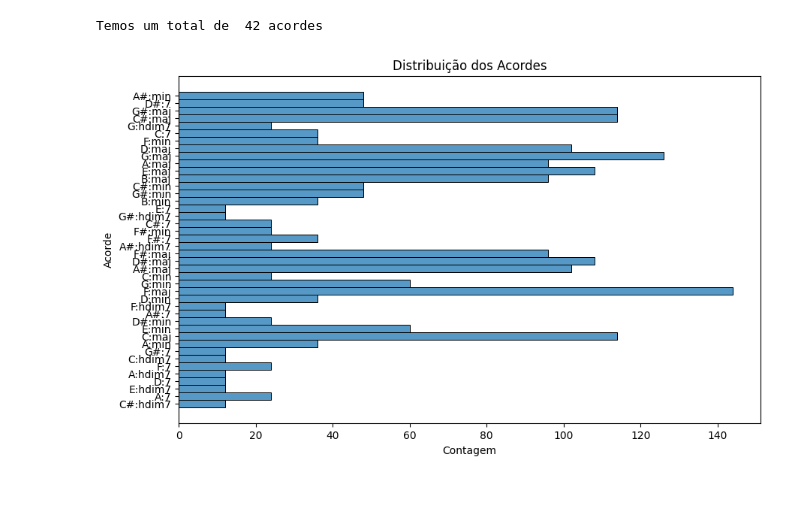
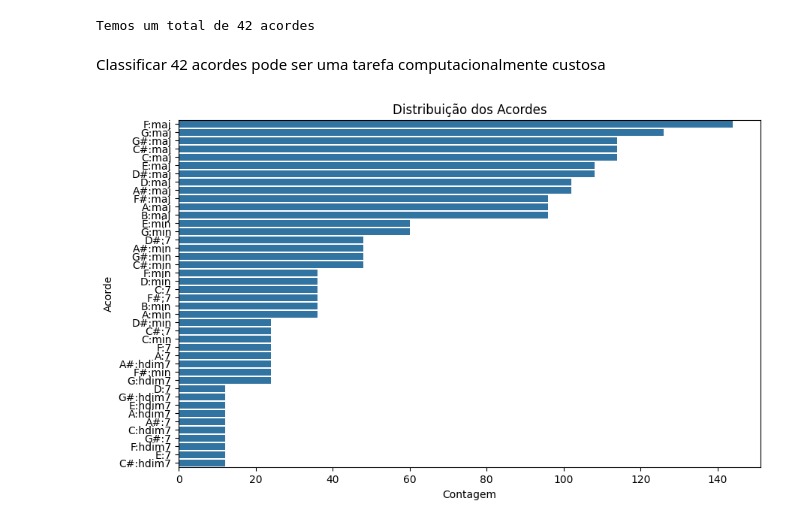
Before and after one commit to derSchmetterling/chord_recognition, a Jupyter notebook: exploratory.ipynb, the cells around one changed output. Saved outputs shown, nothing was run; the diff lists cells and outputs as text; code cells hidden in the pictures; blank space fills up the shorter version.

Commit message:
adds chord frequency plot and individual notes

```diff
--- a/exploratory.ipynb
+++ b/exploratory.ipynb
@@ -20,7 +22,11 @@ Temos um total de  42 acordes
+# %% [markdown]
+Classificar 42 acordes pode ser uma tarefa computacionalmente custosa
 # %%
+
+df_chord = df['Acorde'].value_counts().to_frame().reset_index()
 plt.figure(figsize=(10,6))
-ax = sns.histplot(y = df['Acorde'] )
+ax = sns.barplot(y = 'Acorde', x = 'count', data = df_chord )
 ax.set(xlabel = 'Contagem', title = 'Distribuição dos Acordes')
 plt.show()
 # %% [output]
-[figure, old version]
+[figure, new version]
```
Also changed, not shown: parts of 14 cells of this notebook.
